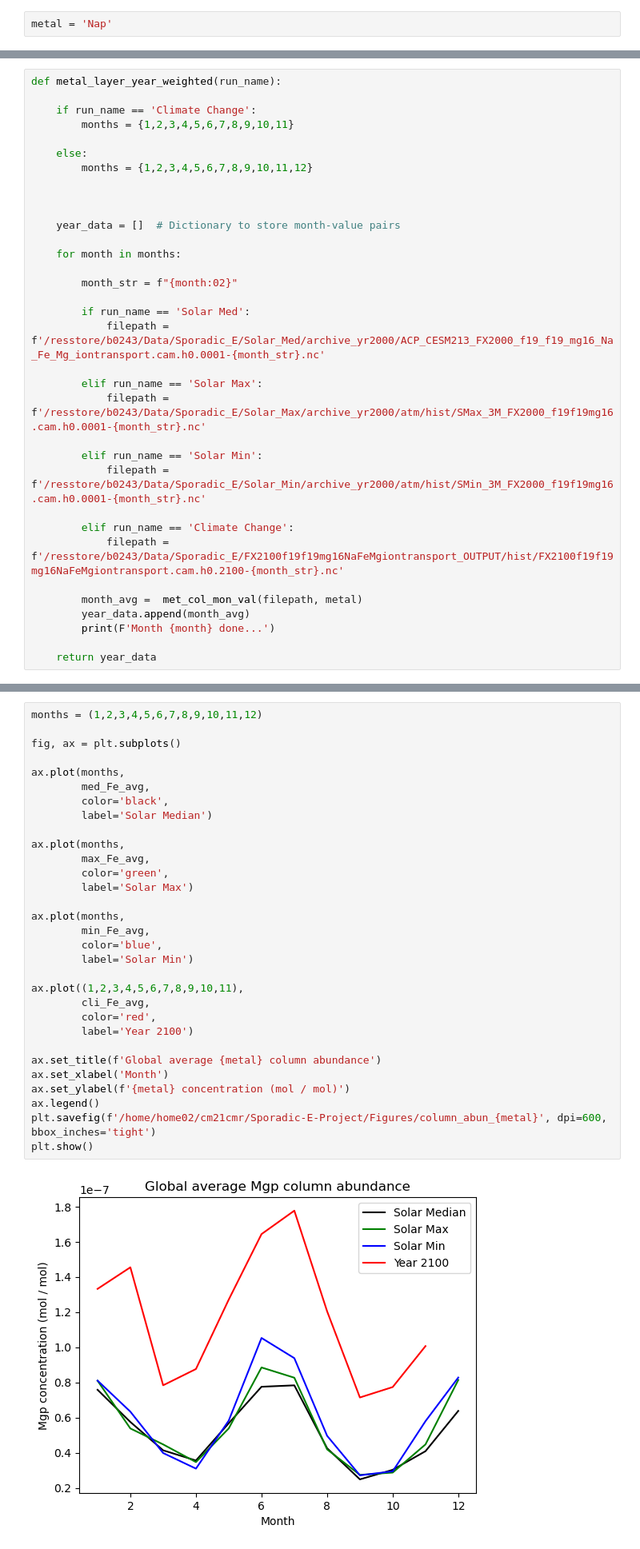
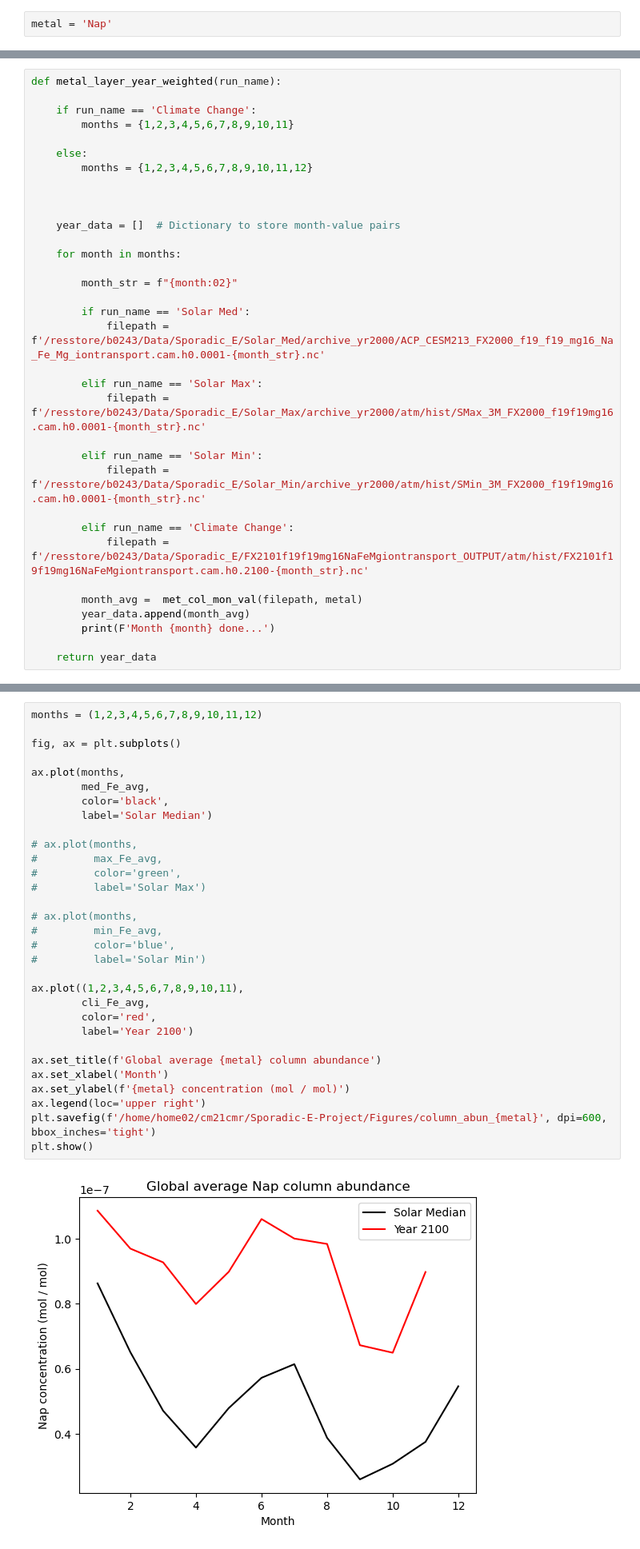
Before and after one commit to CharlieReyno/Sporadic-E-Project, a Jupyter notebook: Main_Notebooks/Metal_Layer_Inspection.ipynb, the cells around one changed output, grey strips where cells are left out. Shown at 80% size. Cells and saved outputs as stored; diff of their text form.

```diff
--- a/Main_Notebooks/Metal_Layer_Inspection.ipynb
+++ b/Main_Notebooks/Metal_Layer_Inspection.ipynb
@@ -258,7 +258,7 @@ def metal_layer_year_weighted(run_name):
             filepath = f'/resstore/b0243/Data/Sporadic_E/Solar_Min/archive_yr2000/atm/hist/SMin_3M_FX2000_f19f19mg16.cam.h0.0001-{month_str}.nc'
 
         elif run_name == 'Climate Change':
-            filepath = f'/resstore/b0243/Data/Sporadic_E/FX2100f19f19mg16NaFeMgiontransport_OUTPUT/hist/FX2100f19f19mg16NaFeMgiontransport.cam.h0.2100-{month_str}.nc'
+            filepath = f'/resstore/b0243/Data/Sporadic_E/FX2101f19f19mg16NaFeMgiontransport_OUTPUT/atm/hist/FX2101f19f19mg16NaFeMgiontransport.cam.h0.2100-{month_str}.nc'
 
         month_avg =  met_col_mon_val(filepath, metal)
         year_data.append(month_avg)
@@ -304,33 +304,33 @@ Month 11 done...
 # %%
 months = (1,2,3,4,5,6,7,8,9,10,11,12)
 
 fig, ax = plt.subplots()
 
 ax.plot(months,
         med_Fe_avg,
         color='black',
         label='Solar Median')
 
-ax.plot(months,
-        max_Fe_avg,
-        color='green',
-        label='Solar Max')
+# ax.plot(months,
+#         max_Fe_avg,
+#         color='green',
+#         label='Solar Max')
 
-ax.plot(months,
-        min_Fe_avg,
-        color='blue',
-        label='Solar Min')
+# ax.plot(months,
+#         min_Fe_avg,
+#         color='blue',
+#         label='Solar Min')
 
 ax.plot((1,2,3,4,5,6,7,8,9,10,11),
         cli_Fe_avg,
         color='red',
         label='Year 2100')
 
 ax.set_title(f'Global average {metal} column abundance')
 ax.set_xlabel('Month')
 ax.set_ylabel(f'{metal} concentration (mol / mol)')
-ax.legend()
+ax.legend(loc='upper right')
 plt.savefig(f'/home/home02/cm21cmr/Sporadic-E-Project/Figures/column_abun_{metal}', dpi=600, bbox_inches='tight')
 plt.show()
 # %% [output]
-[figure, old version]
+[figure, new version]
```
Also changed, not shown: parts of 1 cell of this notebook, 7 other files.
